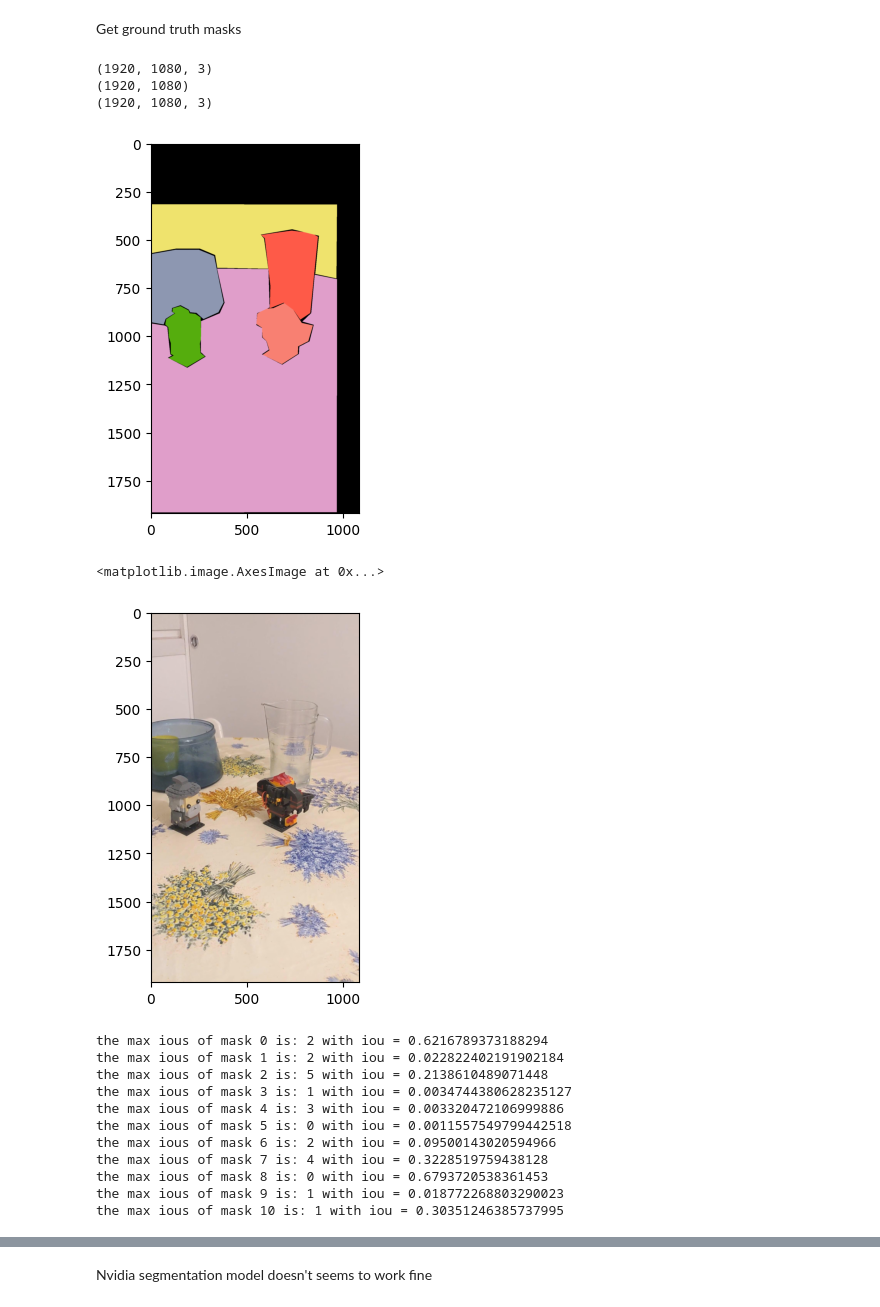
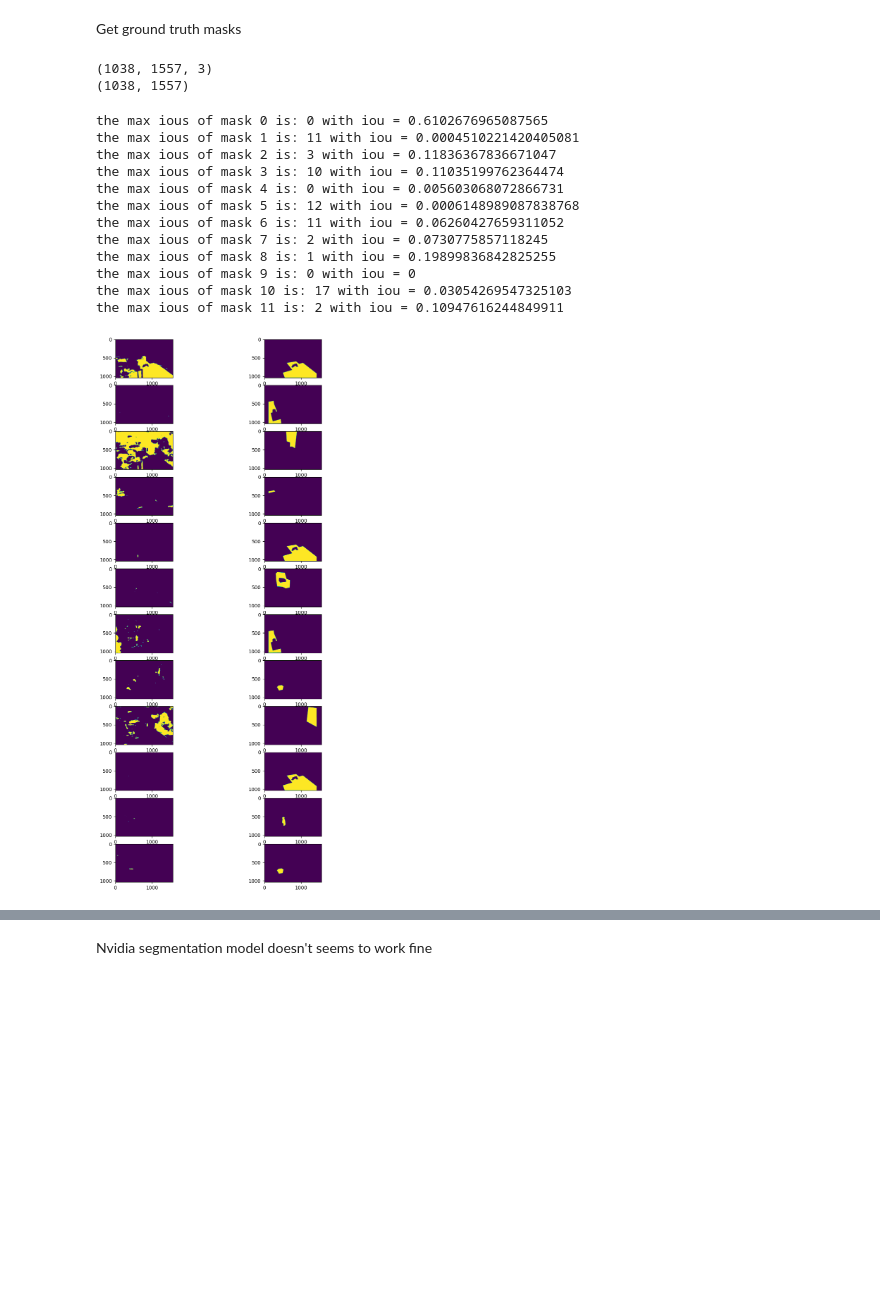
Before and after one commit to GloireLINVANI/3D_Gaussian_Splatting_Project, a Jupyter notebook: Image_Segmentation/evaluation.ipynb, the cells around one changed output, grey strips where cells are left out. Cells and saved outputs as stored; diff of their text form; code cells hidden in the pictures; blank space fills up the shorter version.

```diff
--- a/Image_Segmentation/evaluation.ipynb
+++ b/Image_Segmentation/evaluation.ipynb
@@ -44,7 +43,7 @@ plt.imshow(segmentation_map)
 # %% [markdown]
 Get ground truth masks
 # %%
-label_png = "..\\Image_Segmentation\\labels\\0001_3\\label.png" #this is generated by lableme
+label_png = "..\\Image_Segmentation\\labels\\DSCF4667\\label.png" #this is generated by lableme
 
 lbl = np.asarray(Image.open(label_png))
 print(np.array(image).shape)
@@ -54,27 +53,32 @@ gt_masks = [np.where(lbl == i, 1, 0) for i in range(1,nb_labels+1)]
 
 segmentation_map = evaluation.generate_segmentation_map(gt_masks)
 # %% [output]
-(1920, 1080, 3)
-(1920, 1080)
-(1920, 1080, 3)
+(1038, 1557, 3)
+(1038, 1557)
-[figure, removed]
-<matplotlib.image.AxesImage at 0x...>
-[figure, removed]
 # %%
 #evaluate the model
 ious = evaluation.get_ious_from_masks(masks, gt_masks)
 
 for i in range(len(ious)):
     print(f"the max ious of mask {i} is: {ious[i][1]} with iou = {ious[i][0]}")
+
+best_match_num = len(masks)
+fig, ax = plt.subplots(best_match_num, 2, figsize=(10, 20))  # 1 row, 2 columns
+
+for i in range(best_match_num):
+    ax[i,0].imshow(masks[i])
+    ax[i,1].imshow(gt_masks[ious[i][1]])
 # %% [output]
-the max ious of mask 0 is: 2 with iou = 0.6216789373188294
-the max ious of mask 1 is: 2 with iou = 0.022822402191902184
-the max ious of mask 2 is: 5 with iou = 0.2138610489071448
-the max ious of mask 3 is: 1 with iou = 0.0034744380628235127
-the max ious of mask 4 is: 3 with iou = 0.003320472106999886
-the max ious of mask 5 is: 0 with iou = 0.0011557549799442518
-the max ious of mask 6 is: 2 with iou = 0.09500143020594966
-the max ious of mask 7 is: 4 with iou = 0.3228519759438128
-the max ious of mask 8 is: 0 with iou = 0.6793720538361453
-the max ious of mask 9 is: 1 with iou = 0.018772268803290023
-the max ious of mask 10 is: 1 with iou = 0.30351246385737995
+the max ious of mask 0 is: 0 with iou = 0.6102676965087565
+the max ious of mask 1 is: 11 with iou = 0.0004510221420405081
+the max ious of mask 2 is: 3 with iou = 0.11836367836671047
+the max ious of mask 3 is: 10 with iou = 0.11035199762364474
+the max ious of mask 4 is: 0 with iou = 0.005603068072866731
+the max ious of mask 5 is: 12 with iou = 0.0006148989087838768
+the max ious of mask 6 is: 11 with iou = 0.06260427659311052
+the max ious of mask 7 is: 2 with iou = 0.0730775857118245
+the max ious of mask 8 is: 1 with iou = 0.19899836842825255
+the max ious of mask 9 is: 0 with iou = 0
+the max ious of mask 10 is: 17 with iou = 0.03054269547325103
+the max ious of mask 11 is: 2 with iou = 0.10947616244849911
+[figure, added]
```
Also changed, not shown: parts of 7 cells of this notebook, 7 other files.
